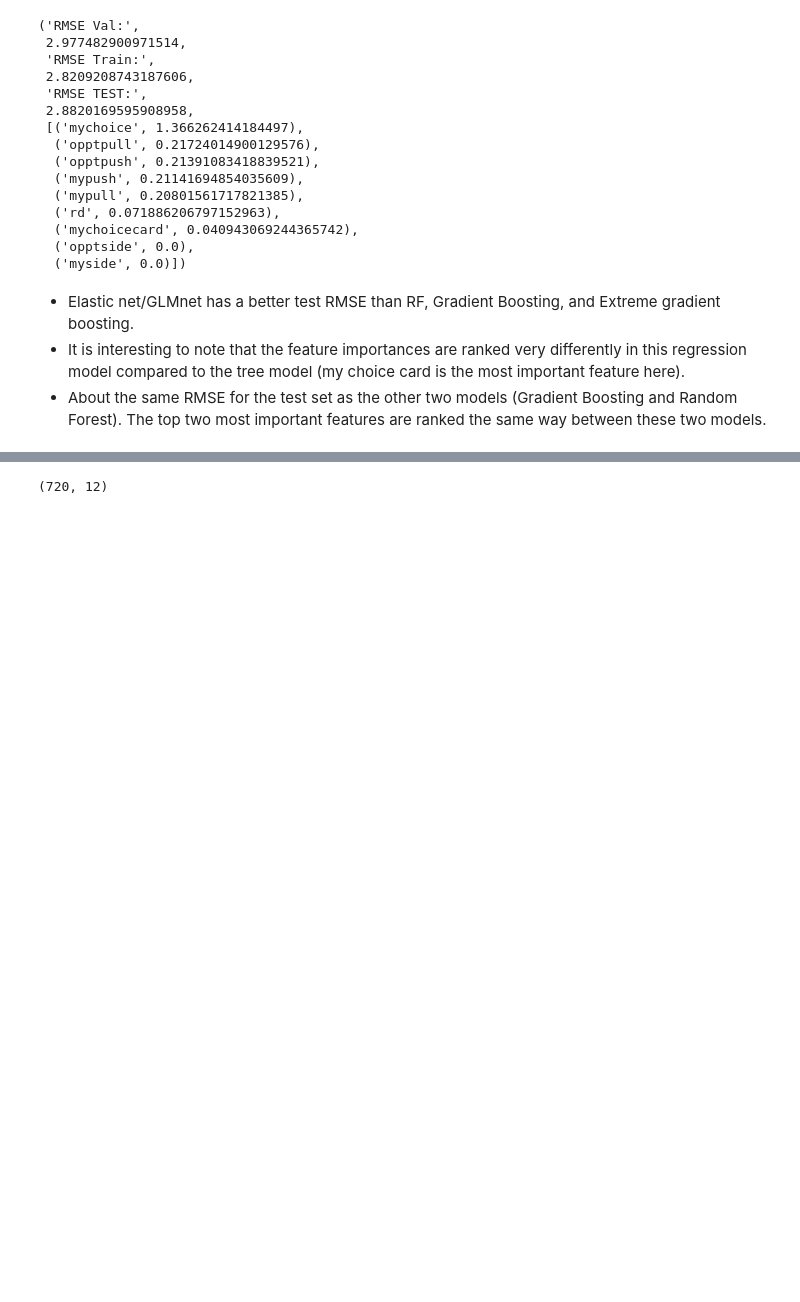
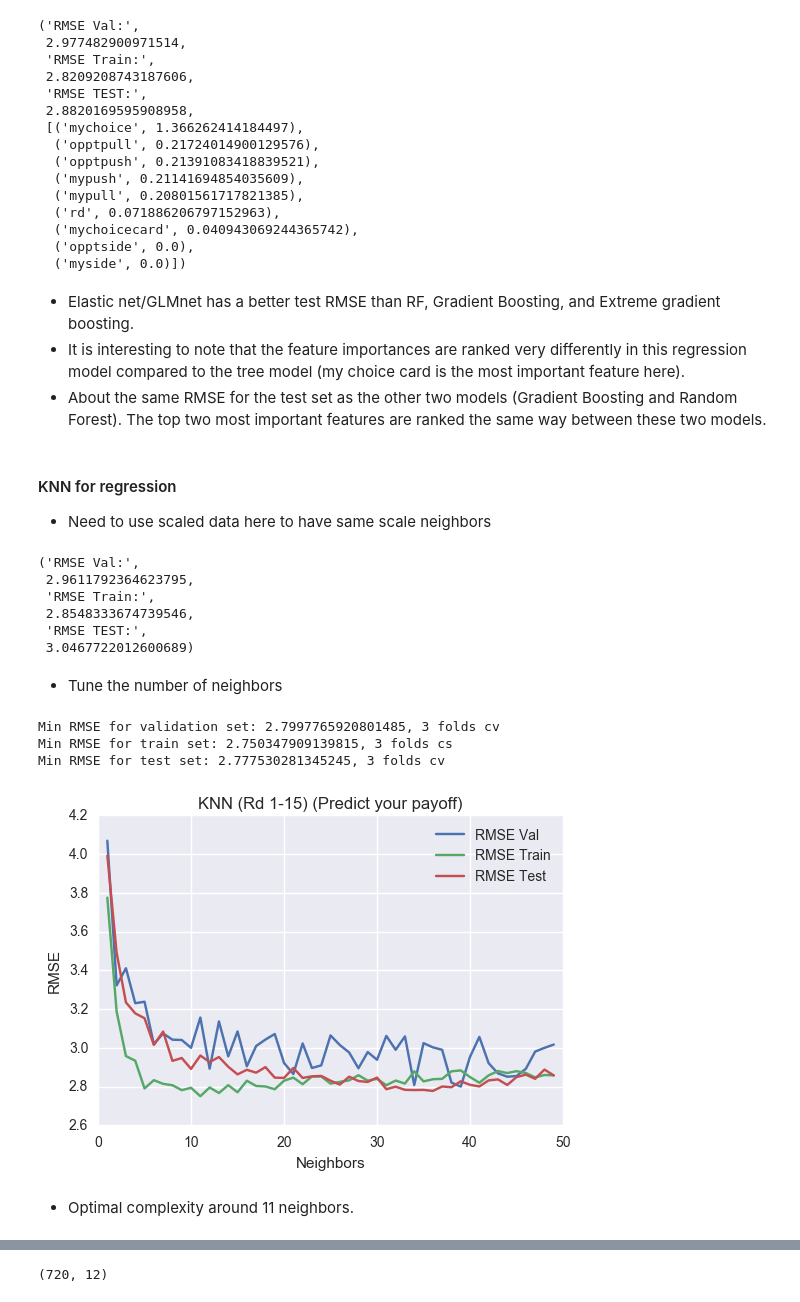
Before and after one commit to jonhilgart22/Galvanize-Machine-Learning-I, a Jupyter notebook: Final_Project_Ultimatum_Game/ML_Final_Ultimatum_Game.ipynb, the cells around one changed output, grey strips where cells are left out. Cells and saved outputs as stored; diff of their text form; code cells hidden in the pictures; blank space fills up the shorter version.

```diff
--- a/Final_Project_Ultimatum_Game/ML_Final_Ultimatum_Game.ipynb
+++ b/Final_Project_Ultimatum_Game/ML_Final_Ultimatum_Game.ipynb
@@ -695,6 +698,43 @@ regression_model_15_mypayoff_scaled.glm_net(alpha_n=.04,l1_ratio_n=.43)
 - Elastic net/GLMnet has a better test RMSE than RF, Gradient Boosting, and Extreme gradient boosting.
 - It is interesting to note that the feature importances are ranked very differently in this regression model compared to the tree model (my choice card is the most important feature here).
 - About the same RMSE for the test set as the other two models (Gradient Boosting and Random Forest). The top two most important features are ranked the same way between these two models.
+# %% [markdown]
+#### KNN for regression
+- Need to use scaled data here to have same scale neighbors
+# %%
+# Default
+regression_model_15_mypayoff_scaled.knn_regression()
+# %% [output]
+('RMSE Val:',
+ 2.9611792364623795,
+ 'RMSE Train:',
+ 2.8548333674739546,
+ 'RMSE TEST:',
+ 3.0467722012600689)
+# %% [markdown]
+- Tune the number of neighbors
+# %%
+txt_v_knn,rmse_val_knn,txt_tr_knn,rmse_train_knn,txt_test_knn,rmse_test_knn=\
+zip(*[regression_model_15_mypayoff_scaled.knn_regression(neighbors=i) for i in range(1,50)])
+# %%
+#plot the current model
+plt.plot([i for i in range(1,50)], rmse_val_knn,label='RMSE Val')
+plt.plot([i for i in range(1,50)],rmse_train_knn, label='RMSE Train')
+plt.plot([i for i in range(1,50)],rmse_test_knn, label = 'RMSE Test')
+print('Min RMSE for validation set: {}, {} folds cv'.format(min(rmse_val_knn),regression_model_15_mypayoff_scaled.number_of_folds))
+print('Min RMSE for train set: {}, {} folds cs'.format(min(rmse_train_knn),regression_model_15_mypayoff_scaled.number_of_folds))
+print('Min RMSE for test set: {}, {} folds cv'.format(min(rmse_test_knn),regression_model_15_mypayoff_scaled.number_of_folds))
+plt.legend()
+plt.title('KNN (Rd 1-15) (Predict your payoff)')
+plt.xlabel('Neighbors')
+plt.ylabel('RMSE');
+# %% [output]
+Min RMSE for validation set: 2.7997765920801485, 3 folds cv
+Min RMSE for train set: 2.750347909139815, 3 folds cs
+Min RMSE for test set: 2.777530281345245, 3 folds cv
+[figure, added]
+# %% [markdown]
+- Optimal complexity around 11 neighbors.
 # %% [markdown]
 # Find the best features for rd 1-15 using randomized grid search (compare to manual grid search above).
 - Data to use: X_train_rd_mypayoff, X_test_rd_mypayoff, y_train_rd_mypayoff, y_test_rd_mypayoff
```
Also changed, not shown: parts of 27 cells of this notebook, 1 other file.
